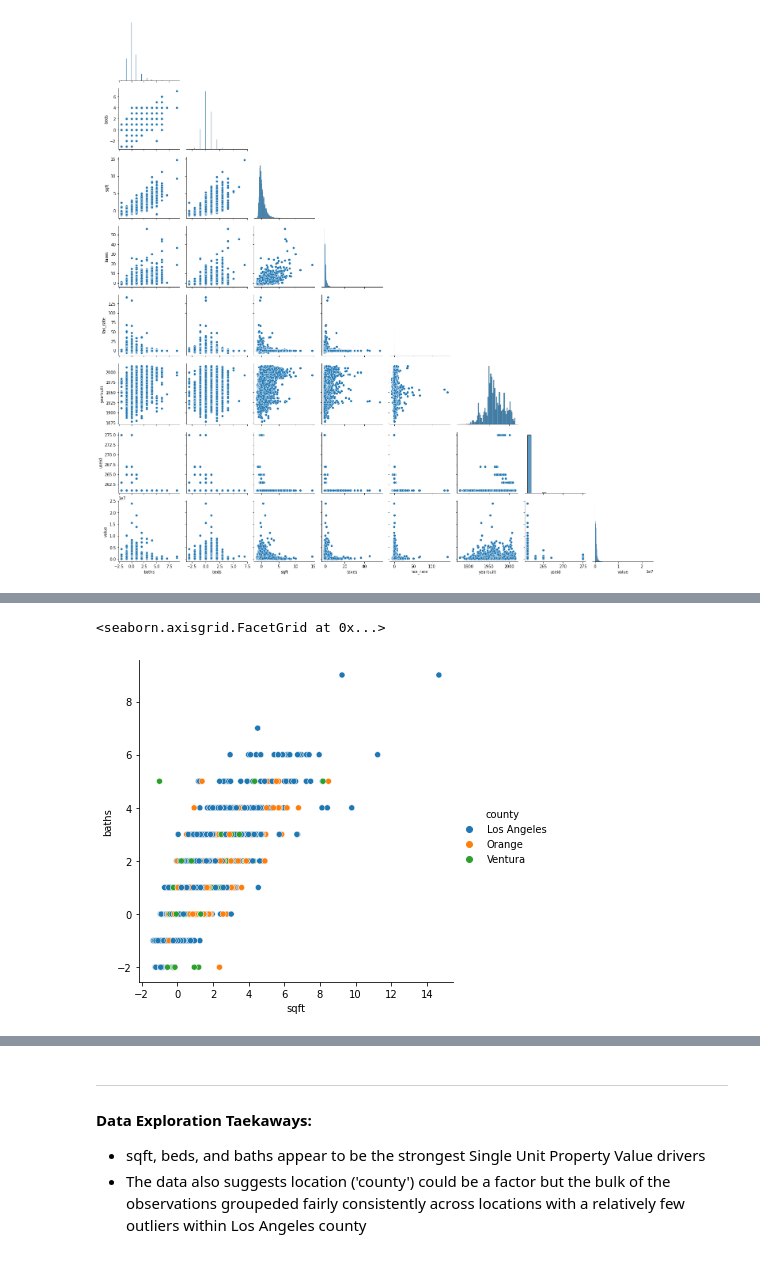
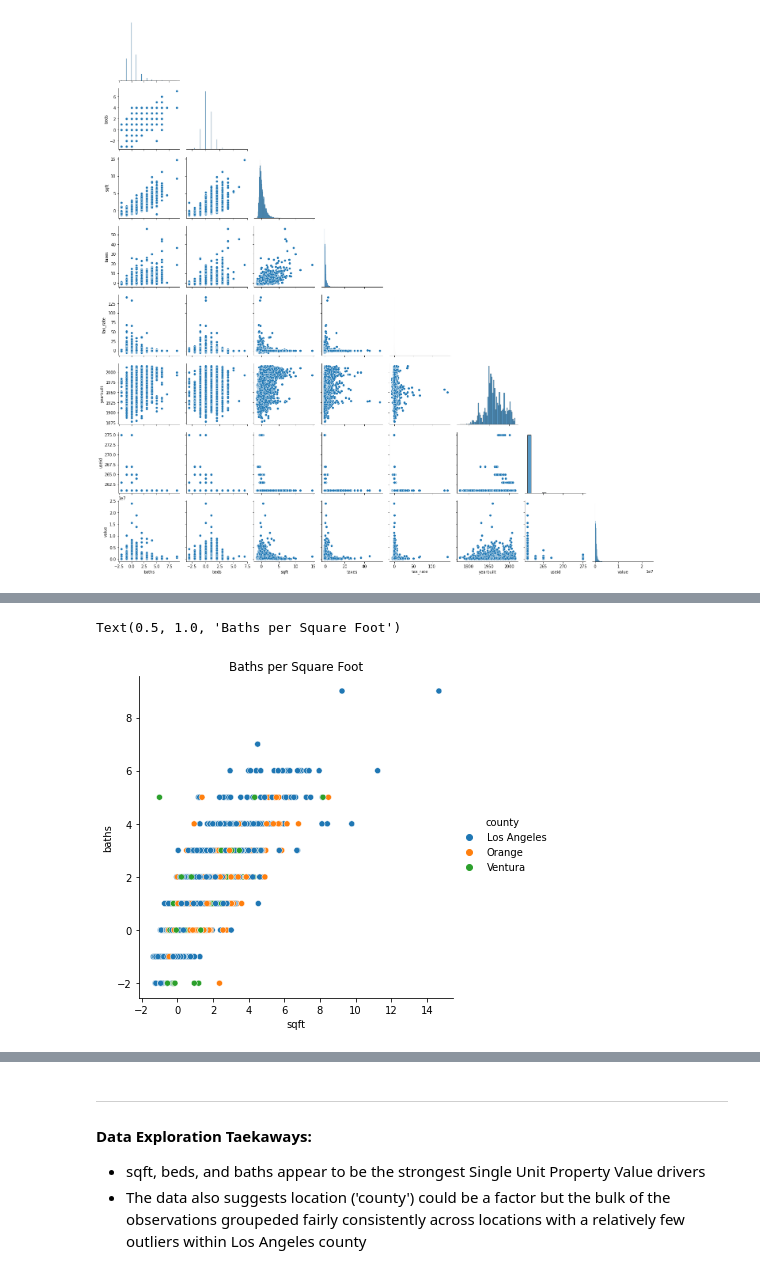
Before and after one commit to albertopuentes/Regression-Project---Zillow, a Jupyter notebook: Final_Notebook.ipynb, the cells around one changed output, grey strips where cells are left out. Cells and saved outputs as stored; diff of their text form; code cells hidden in the pictures.

```diff
--- a/Final_Notebook.ipynb
+++ b/Final_Notebook.ipynb
@@ -524,6 +479,8 @@ sns.relplot(data=X_pair, x='value', y='sqft', hue='county')
 # %%
+# Explore baths by square foot
 sns.relplot(data=X_pair, x='sqft', y='baths', hue='county')
+plt.title('Baths per Square Foot')
 # %% [output]
-<seaborn.axisgrid.FacetGrid at 0x...>
+Text(0.5, 1.0, 'Baths per Square Foot')
-[figure, old version]
+[figure, new version]
 # %%
```
Also changed, not shown: parts of 22 cells of this notebook.
